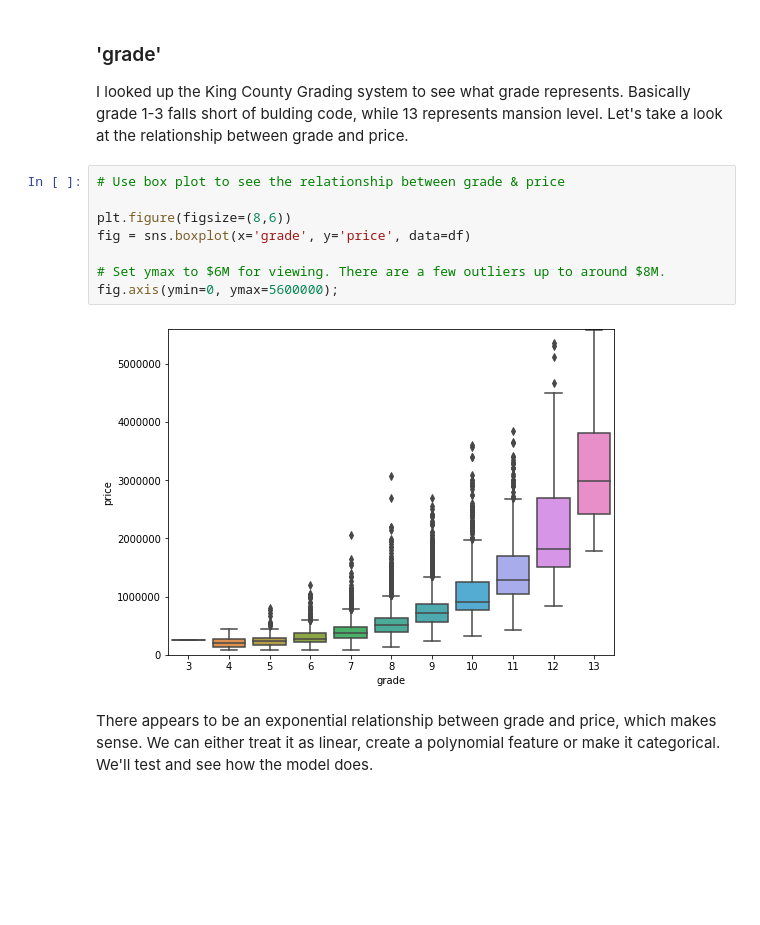
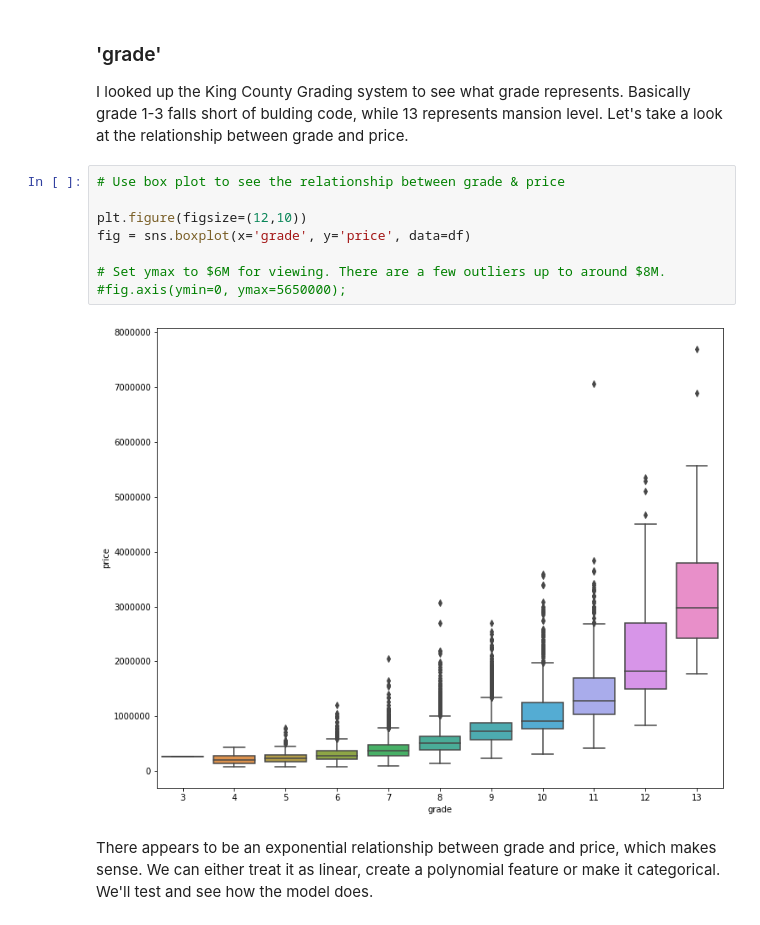
Before and after one commit to JessicaFB/Flipping-Houses-Strategy, a Jupyter notebook: Untitled.ipynb, the cells around one changed output. Saved outputs shown, nothing was run; the diff lists cells and outputs as text; blank space fills up the shorter version.

```diff
--- a/Untitled.ipynb
+++ b/Untitled.ipynb
@@ -278,13 +278,13 @@ I looked up the King County Grading system to see what grade represents. Basical
 # %%
 # Use box plot to see the relationship between grade & price
 
-plt.figure(figsize=(8,6))
+plt.figure(figsize=(12,10))
 fig = sns.boxplot(x='grade', y='price', data=df)
 
 # Set ymax to $6M for viewing. There are a few outliers up to around $8M.
-fig.axis(ymin=0, ymax=5600000);
+#fig.axis(ymin=0, ymax=5650000);
 # %% [output]
-[figure, old version]
+[figure, new version]
 # %% [markdown]
 There appears to be an exponential relationship between grade and price, which makes sense. We can either treat it as linear, create a polynomial feature or make it categorical. We'll test and see how the model does.
 # %% [markdown]
```
Also changed, not shown: parts of 1 cell of this notebook, 1 other file.
